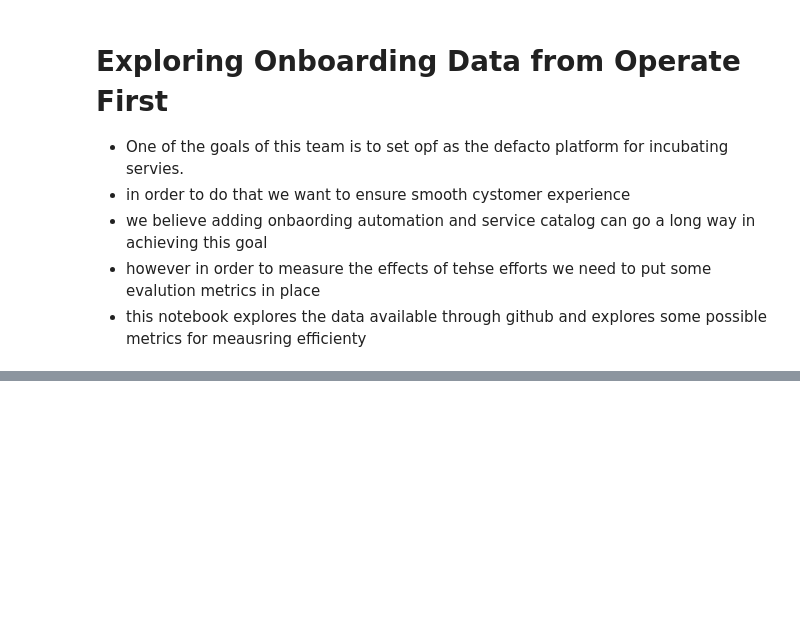
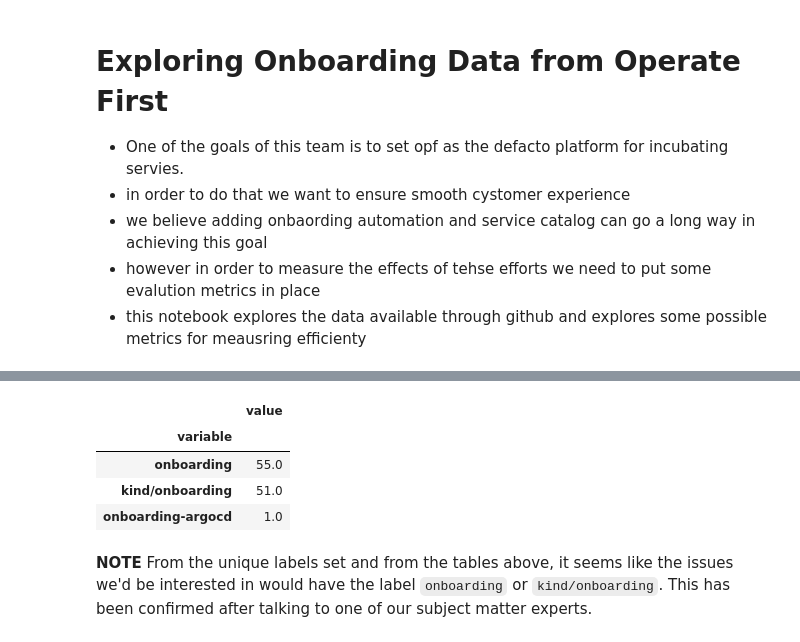
Before and after one commit to chauhankaranraj/metrics, a Jupyter notebook: onboarding.ipynb, the cells around one changed output, grey strips where cells are left out. Saved outputs shown, nothing was run; the diff lists cells and outputs as text; code cells hidden in the pictures; blank space fills up the shorter version.

```diff
--- a/onboarding.ipynb
+++ b/onboarding.ipynb
@@ -72,3 +94,14 @@ label_freq
+# %%
+# which ones might be related to onboarding?
+label_freq[label_freq.index.str.contains("onboard")]
+# %% [output]
+|  | value |
+| variable |  |
+| onboarding | 55.0 |
+| kind/onboarding | 51.0 |
+| onboarding-argocd | 1.0 |
+# %% [markdown]
+**NOTE** From the unique labels set and from the tables above, it seems like the issues we'd be interested in would have the label `onboarding` or `kind/onboarding`. This has been confirmed after talking to one of our subject matter experts.
 # %%
 # get issues having the onboarding labels
 onboard_labels = {'onboarding', 'kind/onboarding'}
```
Also changed, not shown: parts of 21 cells of this notebook.
